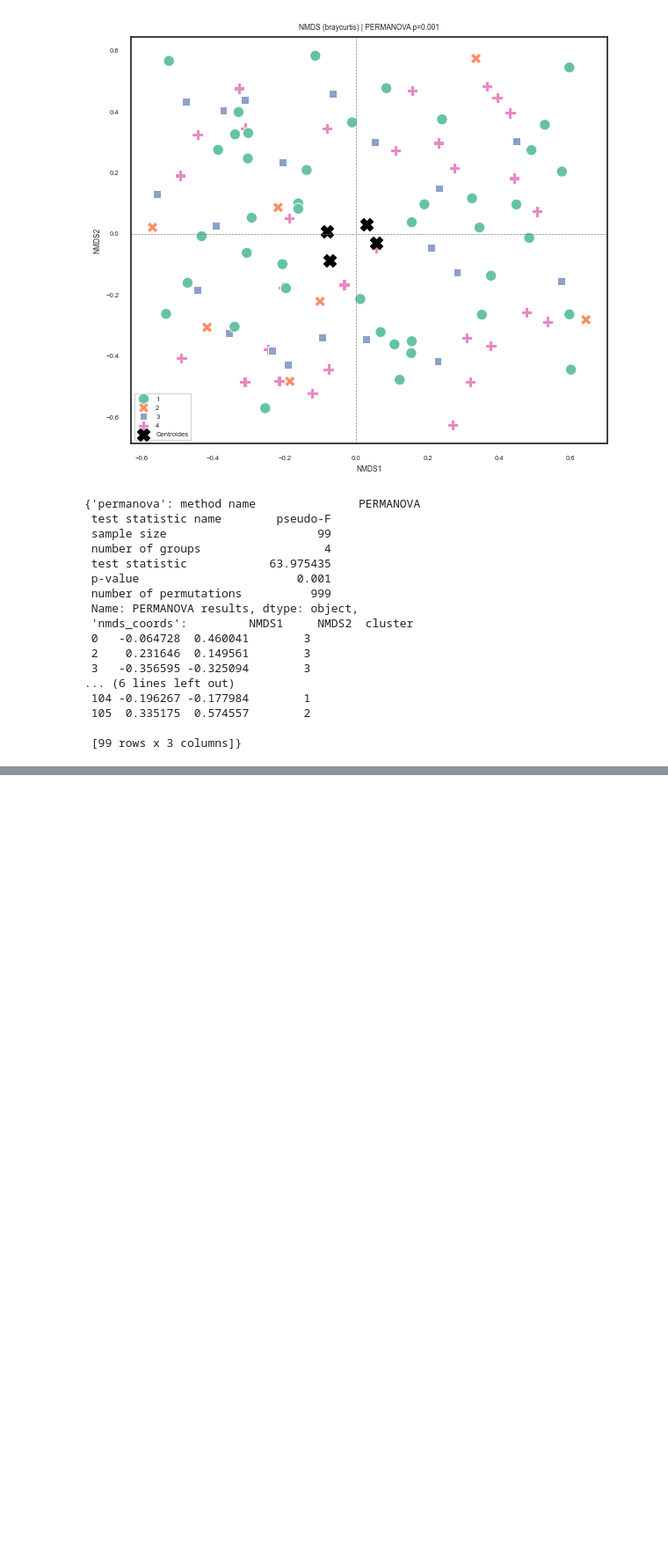
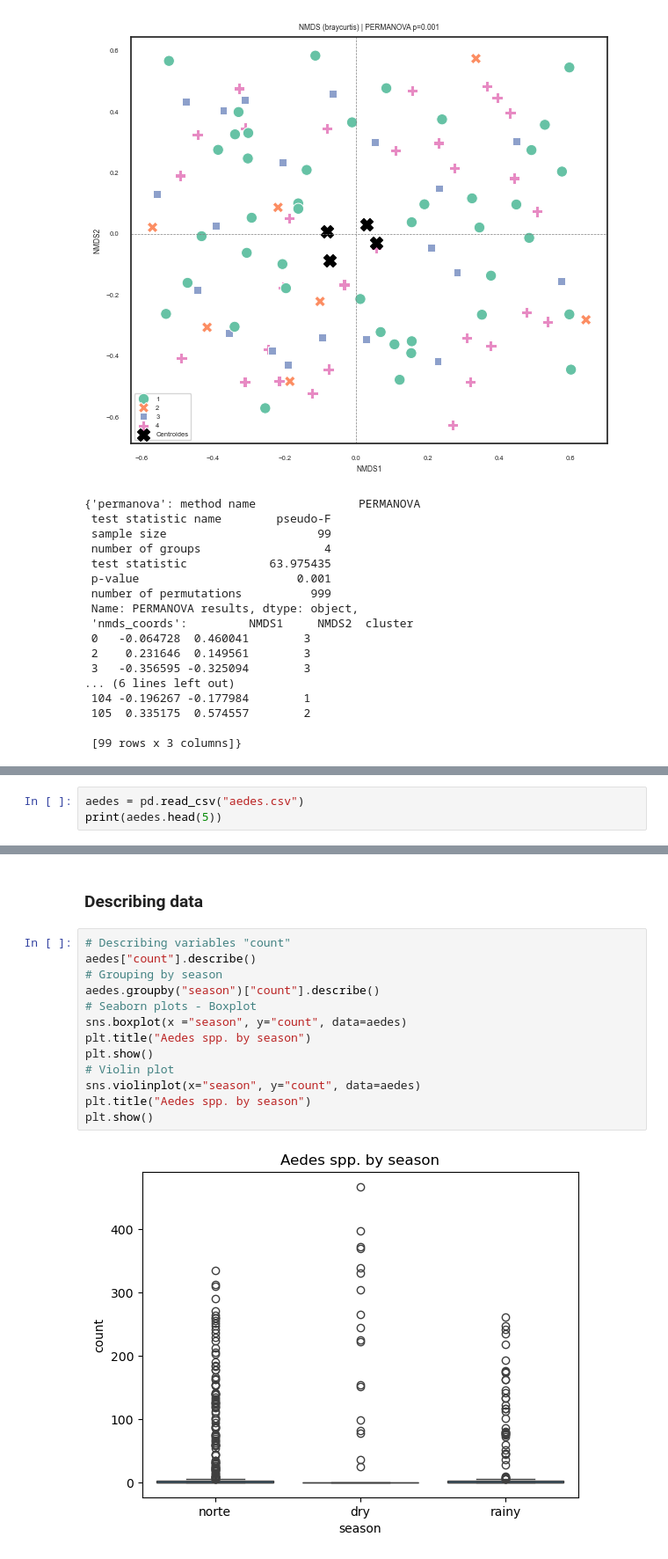
Before and after one commit to Juan-git-fciencias/modelado-ecologico, a Jupyter notebook: Mi script_Juan_Reyes.ipynb, the cells around one changed output, grey strips where cells are left out. Shown at 88% size. Drawn from its saved outputs; the diff is of its cells as text; blank space fills up the shorter version.

```diff
--- a/Mi script_Juan_Reyes.ipynb
+++ b/Mi script_Juan_Reyes.ipynb
@@ -890,0 +894,3 @@ permanova_nmds(df_clean, categoria = "cluster")
+# %%
+aedes = pd.read_csv("aedes.csv")
+print(aedes.head(5))
@@ -890,0 +911,17 @@ permanova_nmds(df_clean, categoria = "cluster")
+# %% [markdown]
+### Describing data
+# %%
+# Describing variables "count"
+aedes["count"].describe()
+# Grouping by season
+aedes.groupby("season")["count"].describe()
+# Seaborn plots - Boxplot
+sns.boxplot(x ="season", y="count", data=aedes)
+plt.title("Aedes spp. by season")
+plt.show()
+# Violin plot
+sns.violinplot(x="season", y="count", data=aedes)
+plt.title("Aedes spp. by season")
+plt.show()
+# %% [output]
+[figure, added]
```
Also changed, not shown: parts of 8 cells of this notebook.
